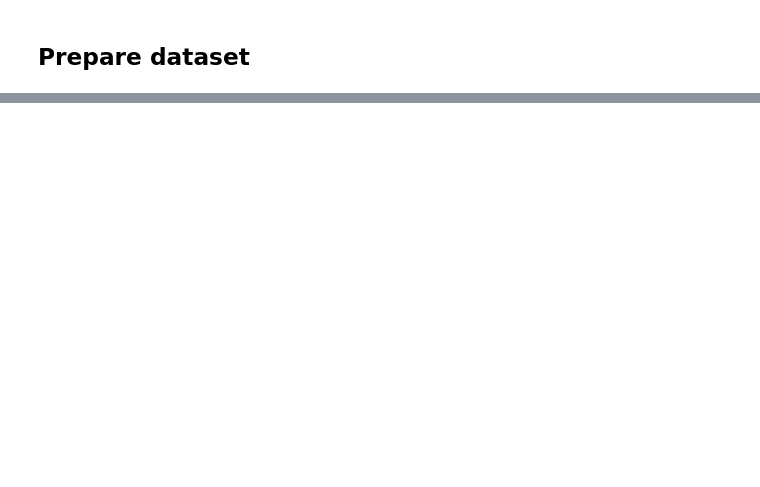
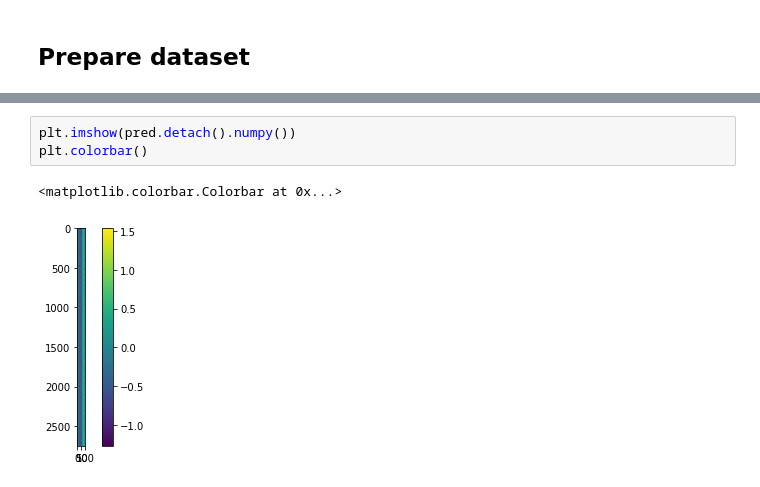
Before and after one commit to seantyh/Fusiform, a Jupyter notebook: 40_Interface/01-EC-LDL.ipynb, the cells around one changed output, grey strips where cells are left out. Drawn from its saved outputs; the diff is of its cells as text; blank space fills up the shorter version.

```diff
--- a/40_Interface/01-EC-LDL.ipynb
+++ b/40_Interface/01-EC-LDL.ipynb
@@ -142,0 +136,6 @@ for i in range(50,200,50):
+# %%
+plt.imshow(pred.detach().numpy())
+plt.colorbar()
+# %% [output]
+<matplotlib.colorbar.Colorbar at 0x...>
+[figure, added]
```
Also changed, not shown: parts of 23 cells of this notebook.
